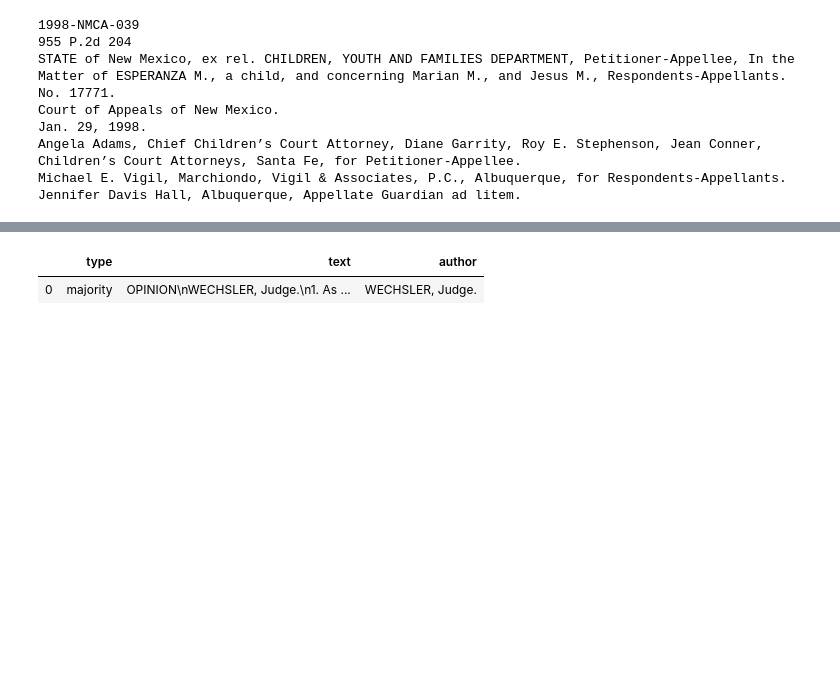
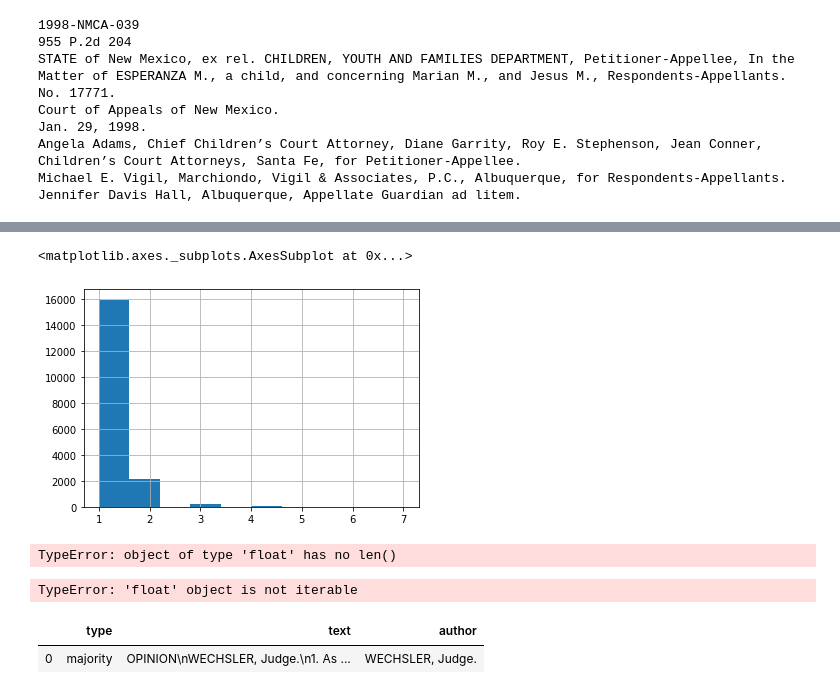
Before and after one commit to medeirosf/2020-CS109B, a Jupyter notebook: content/projects/notebook/cs109b_FP_EDA.ipynb, the cells around one changed output, grey strips where cells are left out. Saved outputs shown, nothing was run; the diff lists cells and outputs as text; code cells hidden in the pictures; blank space fills up the shorter version.

```diff
--- a/content/projects/notebook/cs109b_FP_EDA.ipynb
+++ b/content/projects/notebook/cs109b_FP_EDA.ipynb
@@ -110,3 +181,18 @@ Jennifer Davis Hall, Albuquerque, Appellate Guardian ad litem.
+# %%
+data['casebody.data.opinions'].str.len().hist()
+# %% [output]
+<matplotlib.axes._subplots.AxesSubplot at 0x...>
+[figure, added]
+# %%
+data['casebody.data.opinions'].str.split().map(lambda x: len(x)).hist()
+# %% [output]
+TypeError: object of type 'float' has no len()
+# %%
+data['casebody.data.opinions'].str.split().\
+   apply(lambda x : [len(i) for i in x]).\
+   map(lambda x: np.mean(x)).hist()
+# %% [output]
+TypeError: 'float' object is not iterable
 # %%
 json_normalize(data['casebody.data.opinions'][1])
 # %% [output]
```
Also changed, not shown: parts of 25 cells of this notebook.
